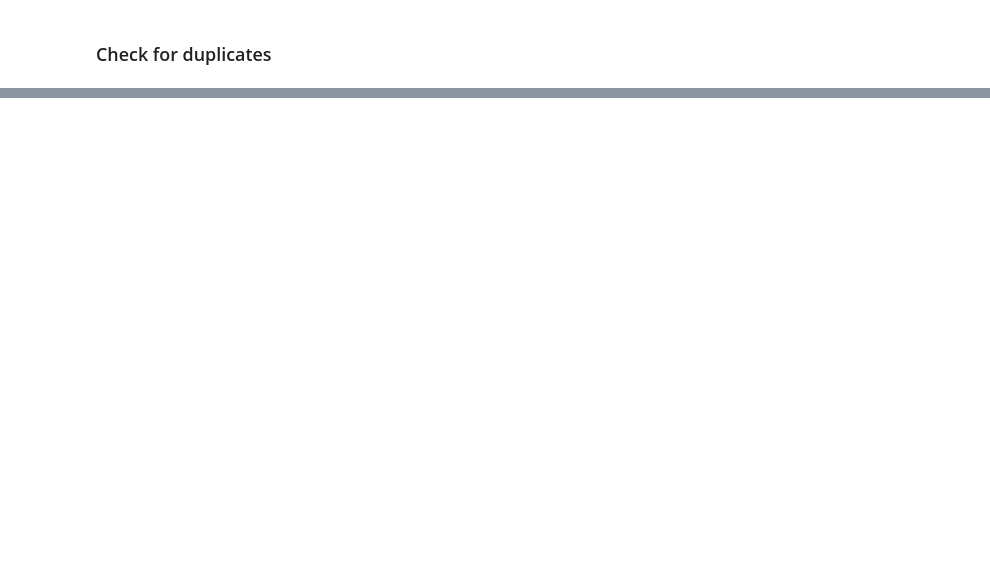
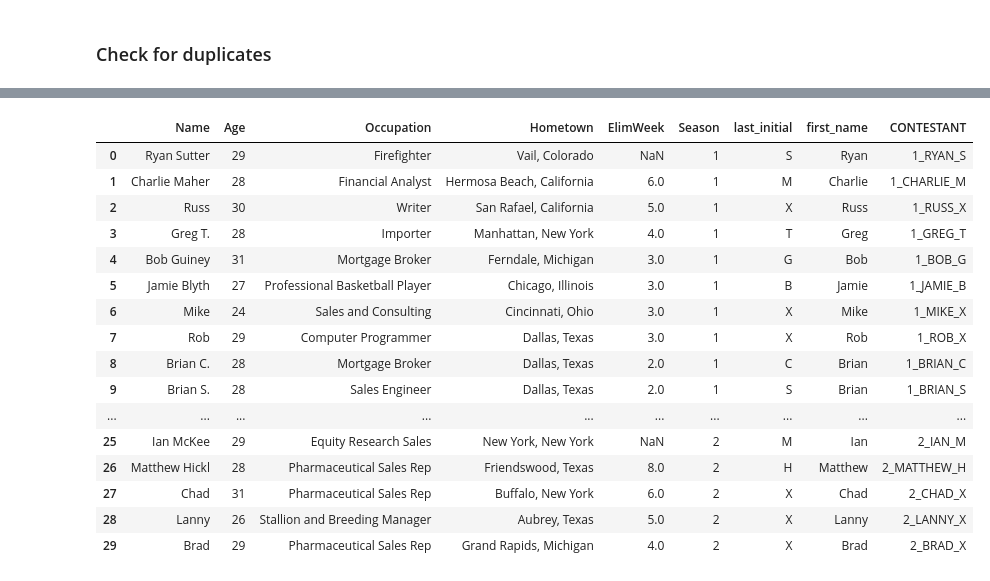
Before and after one commit to KwameTaylor/bachelorette-predictor, a Jupyter notebook: prepare.ipynb, the cells around one changed output, grey strips where cells are left out. Cells and saved outputs as stored; diff of their text form; code cells hidden in the pictures; blank space fills up the shorter version.

Commit message:
finish regex and continue data tidy

```diff
--- a/prepare.ipynb
+++ b/prepare.ipynb
@@ -72,0 +68,3 @@ In the interest of time, for now I will truncate the last names of contestants.
+# %%
+df.last_initial = df.last_initial.fillna('X')
+df.head()
@@ -73,9 +78,9 @@ In the interest of time, for now I will truncate the last names of contestants.
 # %%
 regex1 = '( )\w+.'
 
-# Turn last name into just the first letter (if there is a last name)
-df_updated = df.replace(to_replace = regex1, value = '( )\w', regex = True)
+# Truncate last names / get first names
+df['first_name'] = df.Name.replace(to_replace = regex1, value = '', regex = True)
 
 # Print the updated dataframe
-df_updated.head()
+df.head()
 # %% [output]
@@ -117,0 +93,5 @@ df_updated.head()
+# %%
+# concat newly formatted first and last names with a '_' in between
+
+df['CONTESTANT'] = df['first_name'].str.upper() + '_' + df['last_initial'].str.upper()
+df.head()
@@ -117,0 +105,5 @@ df_updated.head()
+# %%
+# take out white spaces
+
+df.CONTESTANT = df.CONTESTANT.str.replace(" ", "")
+df.head()
@@ -119,0 +160,21 @@ df_updated.head()
+# %%
+df['CONTESTANT'] = df['Season'].map(str) + '_' + df['CONTESTANT']
+df.head(30)
+# %% [output]
+|  | Name | Age | Occupation | Hometown | ElimWeek | Season | last_initial | first_name | CONTESTANT |
+| 0 | Ryan Sutter | 29 | Firefighter | Vail, Colorado | NaN | 1 | S | Ryan | 1_RYAN_S |
+| 1 | Charlie Maher | 28 | Financial Analyst | Hermosa Beach, California | 6.0 | 1 | M | Charlie | 1_CHARLIE_M |
+| 2 | Russ | 30 | Writer | San Rafael, California | 5.0 | 1 | X | Russ | 1_RUSS_X |
+| 3 | Greg T. | 28 | Importer | Manhattan, New York | 4.0 | 1 | T | Greg | 1_GREG_T |
+| 4 | Bob Guiney | 31 | Mortgage Broker | Ferndale, Michigan | 3.0 | 1 | G | Bob | 1_BOB_G |
+| 5 | Jamie Blyth | 27 | Professional Basketball Player | Chicago, Illinois | 3.0 | 1 | B | Jamie | 1_JAMIE_B |
+| 6 | Mike | 24 | Sales and Consulting | Cincinnati, Ohio | 3.0 | 1 | X | Mike | 1_MIKE_X |
+| 7 | Rob | 29 | Computer Programmer | Dallas, Texas | 3.0 | 1 | X | Rob | 1_ROB_X |
+| 8 | Brian C. | 28 | Mortgage Broker | Dallas, Texas | 2.0 | 1 | C | Brian | 1_BRIAN_C |
+| 9 | Brian S. | 28 | Sales Engineer | Dallas, Texas | 2.0 | 1 | S | Brian | 1_BRIAN_S |
+| ... | ... | ... | ... | ... | ... | ... | ... | ... | ... |
+| 25 | Ian McKee | 29 | Equity Research Sales | New York, New York | NaN | 2 | M | Ian | 2_IAN_M |
+| 26 | Matthew Hickl | 28 | Pharmaceutical Sales Rep | Friendswood, Texas | 8.0 | 2 | H | Matthew | 2_MATTHEW_H |
+| 27 | Chad | 31 | Pharmaceutical Sales Rep | Buffalo, New York | 6.0 | 2 | X | Chad | 2_CHAD_X |
+| 28 | Lanny | 26 | Stallion and Breeding Manager | Aubrey, Texas | 5.0 | 2 | X | Lanny | 2_LANNY_X |
+| 29 | Brad | 29 | Pharmaceutical Sales Rep | Grand Rapids, Michigan | 4.0 | 2 | X | Brad | 2_BRAD_X |
```
Also changed, not shown: parts of 35 cells of this notebook, 1 other file.
